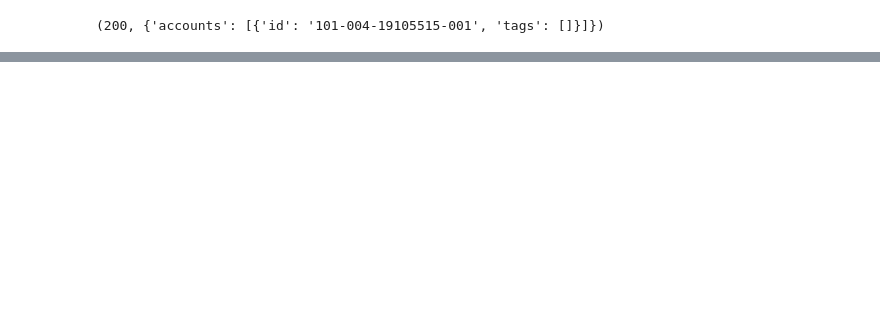
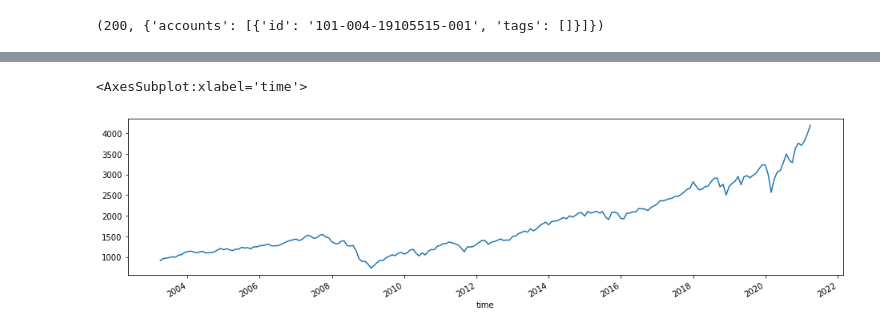
Before and after one commit to camiloblanco/AlgoTrading, a Jupyter notebook: 5_dev/04_White_Robot/White_Robot_V_1_0.ipynb, the cells around one changed output, grey strips where cells are left out. Cells and saved outputs as stored; diff of their text form; code cells hidden in the pictures; blank space fills up the shorter version.

Commit message:
Time series import

```diff
--- a/5_dev/04_White_Robot/White_Robot_V_1_0.ipynb
+++ b/5_dev/04_White_Robot/White_Robot_V_1_0.ipynb
@@ -28,0 +30,8 @@ candle_data.head()
+# %%
+# Retrieve the index data as a time-series dataframe usign a date range
+asset_name="SPX500_USD"
+granularity="M"
+from_date = pd.to_datetime('1/1/2003')
+to_date  = pd.to_datetime('4/30/2021')
+candle_data = oandaAcc.get_candles_dates(asset_name, granularity,from_date,to_date)
+candle_data.head()
@@ -28,0 +90,7 @@ candle_data.head()
+# %%
+# Plot the medium closing price
+plt.figure(figsize=(16,4))
+candle_data['mid_c'].plot()
+# %% [output]
+<AxesSubplot:xlabel='time'>
+[figure, added]
```
Also changed, not shown: parts of 8 cells of this notebook, 1 other file.
